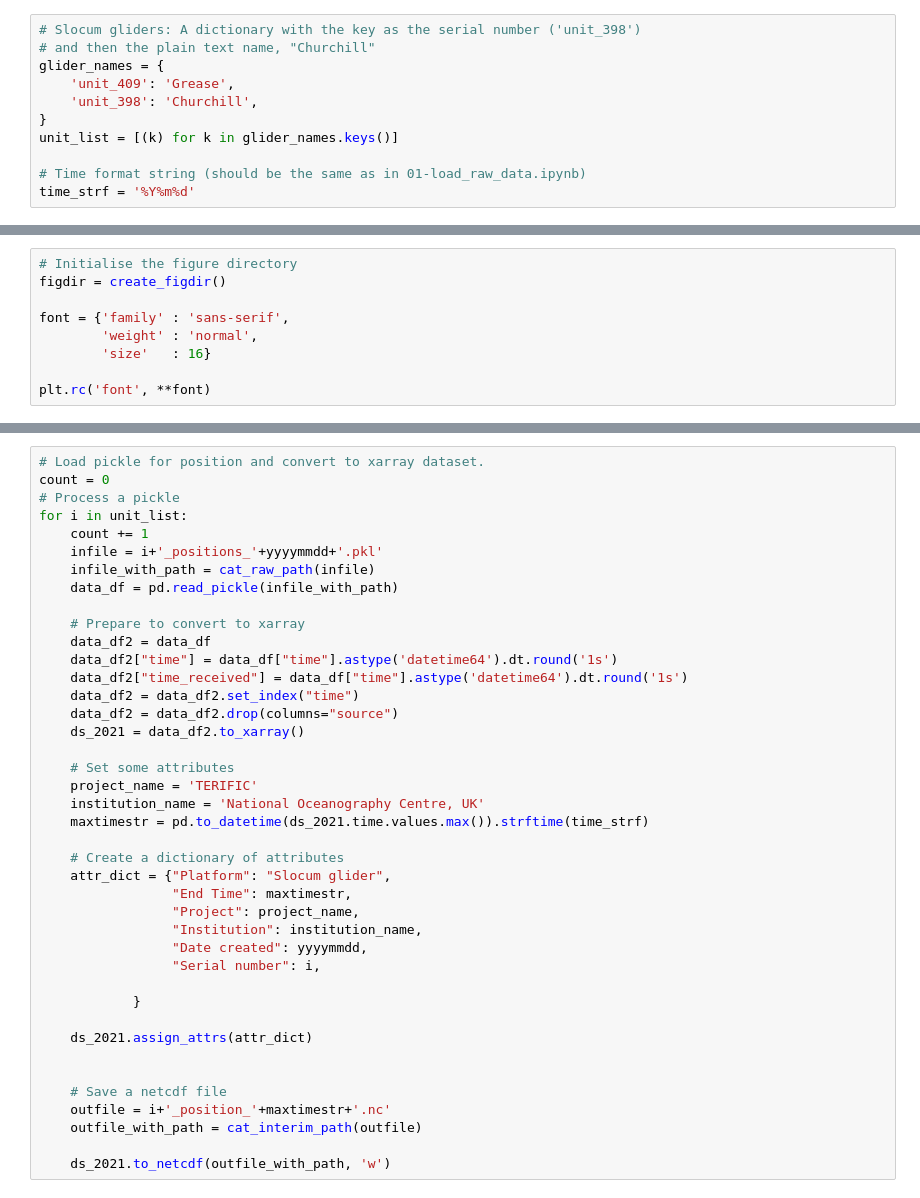
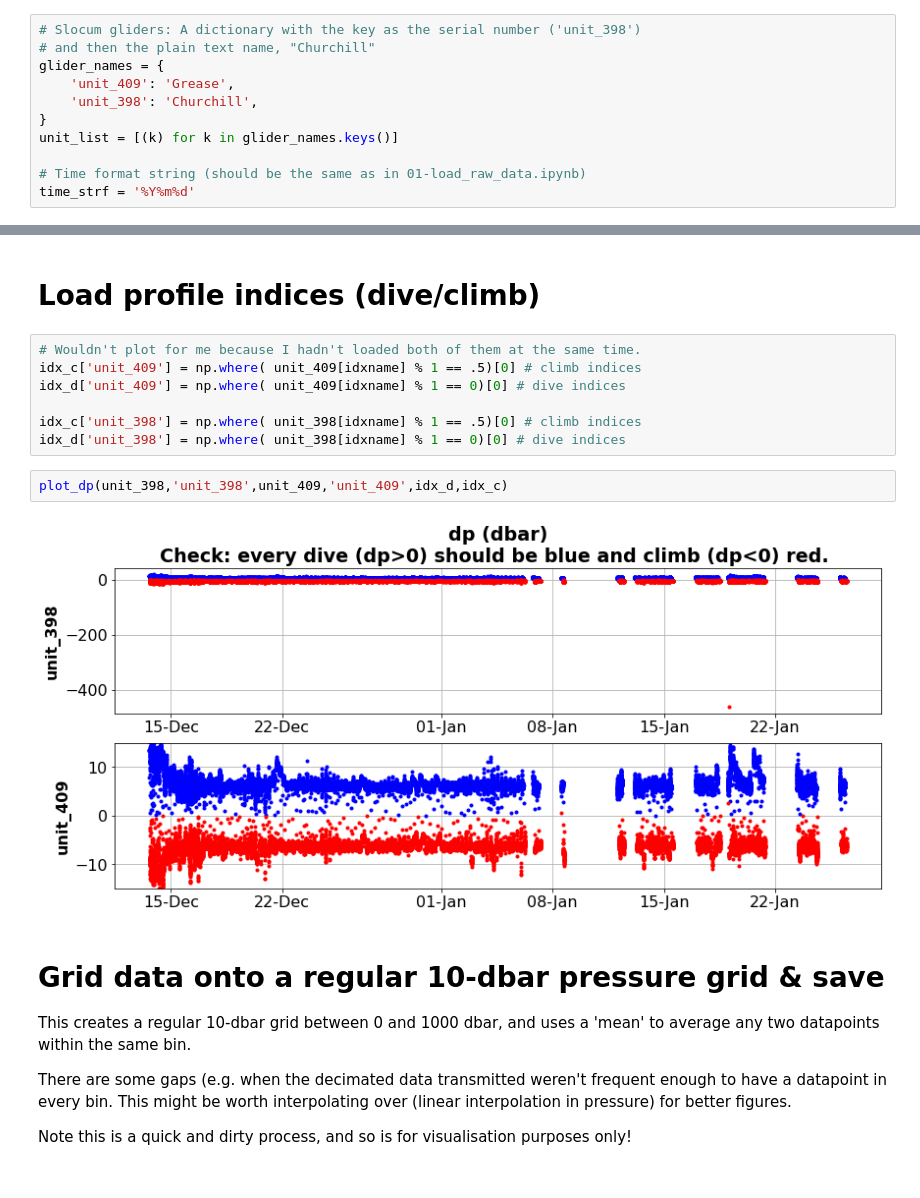
Before and after one commit to eleanorfrajka/c2_slocum, a Jupyter notebook: 02-code/02-process-data.ipynb, the cells around one changed output, grey strips where cells are left out. Cells and saved outputs as stored; diff of their text form.

```diff
--- a/02-code/02-process-data.ipynb
+++ b/02-code/02-process-data.ipynb
@@ -93,9 +99,0 @@ nan
-# %%
-# Initialise the figure directory
-figdir = create_figdir()
-
-font = {'family' : 'sans-serif',
-        'weight' : 'normal',
-        'size'   : 16}
-
-plt.rc('font', **font)
@@ -112,41 +100,25 @@ for i in unit_list:
-# %%
-# Load pickle for position and convert to xarray dataset.
-count = 0
-# Process a pickle
-for i in unit_list:
-    count += 1
-    infile = i+'_positions_'+yyyymmdd+'.pkl'
-    infile_with_path = cat_raw_path(infile)
-    data_df = pd.read_pickle(infile_with_path)
-
-    # Prepare to convert to xarray
-    data_df2 = data_df
-    data_df2["time"] = data_df["time"].astype('datetime64').dt.round('1s')
-    data_df2["time_received"] = data_df["time"].astype('datetime64').dt.round('1s')
-    data_df2 = data_df2.set_index("time")
-    data_df2 = data_df2.drop(columns="source")
-    ds_2021 = data_df2.to_xarray()
-
-    # Set some attributes
-    project_name = 'TERIFIC'
-    institution_name = 'National Oceanography Centre, UK'
-    maxtimestr = pd.to_datetime(ds_2021.time.values.max()).strftime(time_strf)
-
-    # Create a dictionary of attributes
-    attr_dict = {"Platform": "Slocum glider",
-                 "End Time": maxtimestr,
-                 "Project": project_name,
-                 "Institution": institution_name,
-                 "Date created": yyyymmdd,
-                 "Serial number": i,
-
-            }
-
-    ds_2021.assign_attrs(attr_dict)
-
-
-    # Save a netcdf file
-    outfile = i+'_position_'+maxtimestr+'.nc'
-    outfile_with_path = cat_interim_path(outfile)
-
-    ds_2021.to_netcdf(outfile_with_path, 'w')
+# %% [markdown]
+# Load profile indices (dive/climb)
+# %%
+# Wouldn't plot for me because I hadn't loaded both of them at the same time.
+idx_c['unit_409'] = np.where( unit_409[idxname] % 1 == .5)[0] # climb indices
+idx_d['unit_409'] = np.where( unit_409[idxname] % 1 == 0)[0] # dive indices
+
+idx_c['unit_398'] = np.where( unit_398[idxname] % 1 == .5)[0] # climb indices
+idx_d['unit_398'] = np.where( unit_398[idxname] % 1 == 0)[0] # dive indices
+# %%
+plot_dp(unit_398,'unit_398',unit_409,'unit_409',idx_d,idx_c)
+# %% [output]
+[figure, added]
+# %% [markdown]
+# Grid data onto a regular 10-dbar pressure grid & save
+
+This creates a regular 10-dbar grid between 0 and 1000 dbar,
+and uses a 'mean' to average any two datapoints within the same bin.
+
+There are some gaps (e.g. when the decimated data transmitted weren't
+frequent enough to have a datapoint in every bin.  This might be worth
+interpolating over (linear interpolation in pressure) for better figures.
+
+Note this is a quick and dirty process, and so is for visualisation
+purposes only!
```
Also changed, not shown: parts of 7 cells of this notebook, 10 other files.
